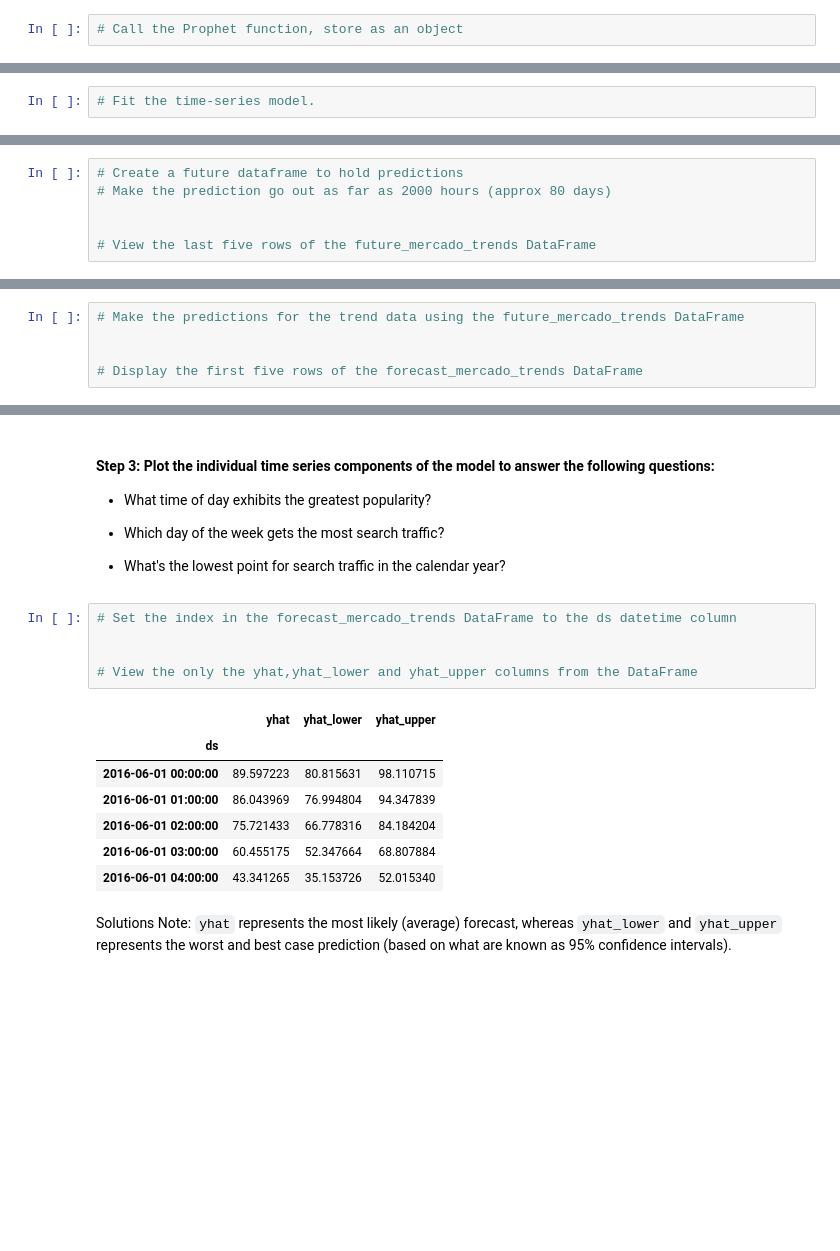
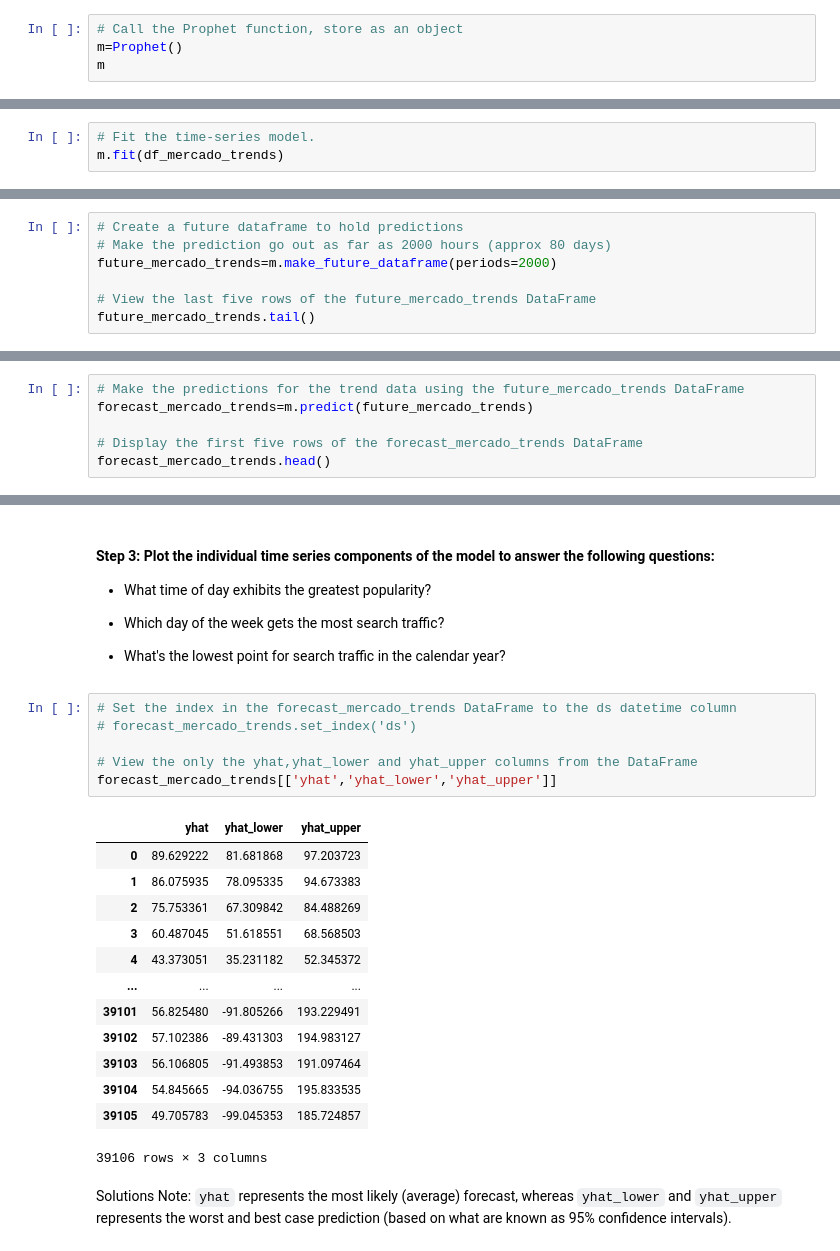
Before and after one commit to FLermaP/prophet-challenge, a Jupyter notebook: forecasting_net_prophet.ipynb, the cells around one changed output, grey strips where cells are left out. Drawn from its saved outputs; the diff is of its cells as text; blank space fills up the shorter version.

Commit message:
Even more differences graphing Prophet

```diff
--- a/forecasting_net_prophet.ipynb
+++ b/forecasting_net_prophet.ipynb
@@ -478,9 +505,12 @@ Now, you need to produce a time series model that analyzes and forecasts pattern
 # %%
 # Call the Prophet function, store as an object
+m=Prophet()
+m
 # %% [output]
 <prophet.forecaster.Prophet at 0x...>
 # %%
 # Fit the time-series model.
+m.fit(df_mercado_trends)
 # %% [output]
 14:27:35 - cmdstanpy - INFO - Chain [1] start processing
 14:27:43 - cmdstanpy - INFO - Chain [1] done processing
@@ -488,9 +518,10 @@ Now, you need to produce a time series model that analyzes and forecasts pattern
 # %%
 # Create a future dataframe to hold predictions
 # Make the prediction go out as far as 2000 hours (approx 80 days)
-
+future_mercado_trends=m.make_future_dataframe(periods=2000)
 
 # View the last five rows of the future_mercado_trends DataFrame
+future_mercado_trends.tail()
 # %% [output]
 |  | ds |
 | 39101 | 2020-11-30 04:00:00 |
@@ -501,8 +543,9 @@ Now, you need to produce a time series model that analyzes and forecasts pattern
 # %%
 # Make the predictions for the trend data using the future_mercado_trends DataFrame
-
+forecast_mercado_trends=m.predict(future_mercado_trends)
 
 # Display the first five rows of the forecast_mercado_trends DataFrame
+forecast_mercado_trends.head()
 # %% [output]
 |  | ds | trend | yhat_lower | yhat_upper | trend_lower | trend_upper | additive_terms | ... |
 | 0 | 2016-06-01 00:00:00 | 44.299250 | 80.815631 | 98.110715 | 44.299250 | 44.299250 | 45.297973 | ... |
@@ -534,16 +585,23 @@ Now, you need to produce a time series model that analyzes and forecasts pattern
 * What's the lowest point for search traffic in the calendar year?
 # %%
 # Set the index in the forecast_mercado_trends DataFrame to the ds datetime column
-
+# forecast_mercado_trends.set_index('ds')
 
 # View the only the yhat,yhat_lower and yhat_upper columns from the DataFrame
+forecast_mercado_trends[['yhat','yhat_lower','yhat_upper']]
 # %% [output]
 |  | yhat | yhat_lower | yhat_upper |
-| ds |  |  |  |
-| 2016-06-01 00:00:00 | 89.597223 | 80.815631 | 98.110715 |
-| 2016-06-01 01:00:00 | 86.043969 | 76.994804 | 94.347839 |
-| 2016-06-01 02:00:00 | 75.721433 | 66.778316 | 84.184204 |
-| 2016-06-01 03:00:00 | 60.455175 | 52.347664 | 68.807884 |
-| 2016-06-01 04:00:00 | 43.341265 | 35.153726 | 52.015340 |
+| 0 | 89.629222 | 81.681868 | 97.203723 |
+| 1 | 86.075935 | 78.095335 | 94.673383 |
+| 2 | 75.753361 | 67.309842 | 84.488269 |
+| 3 | 60.487045 | 51.618551 | 68.568503 |
+| 4 | 43.373051 | 35.231182 | 52.345372 |
+| ... | ... | ... | ... |
+| 39101 | 56.825480 | -91.805266 | 193.229491 |
+| 39102 | 57.102386 | -89.431303 | 194.983127 |
+| 39103 | 56.106805 | -91.493853 | 191.097464 |
+| 39104 | 54.845665 | -94.036755 | 195.833535 |
+| 39105 | 49.705783 | -99.045353 | 185.724857 |
+39106 rows × 3 columns
 # %% [markdown]
 Solutions Note: `yhat` represents the most likely (average) forecast, whereas `yhat_lower` and `yhat_upper` represents the worst and best case prediction (based on what are known as 95% confidence intervals).
```
Also changed, not shown: parts of 10 cells of this notebook.
